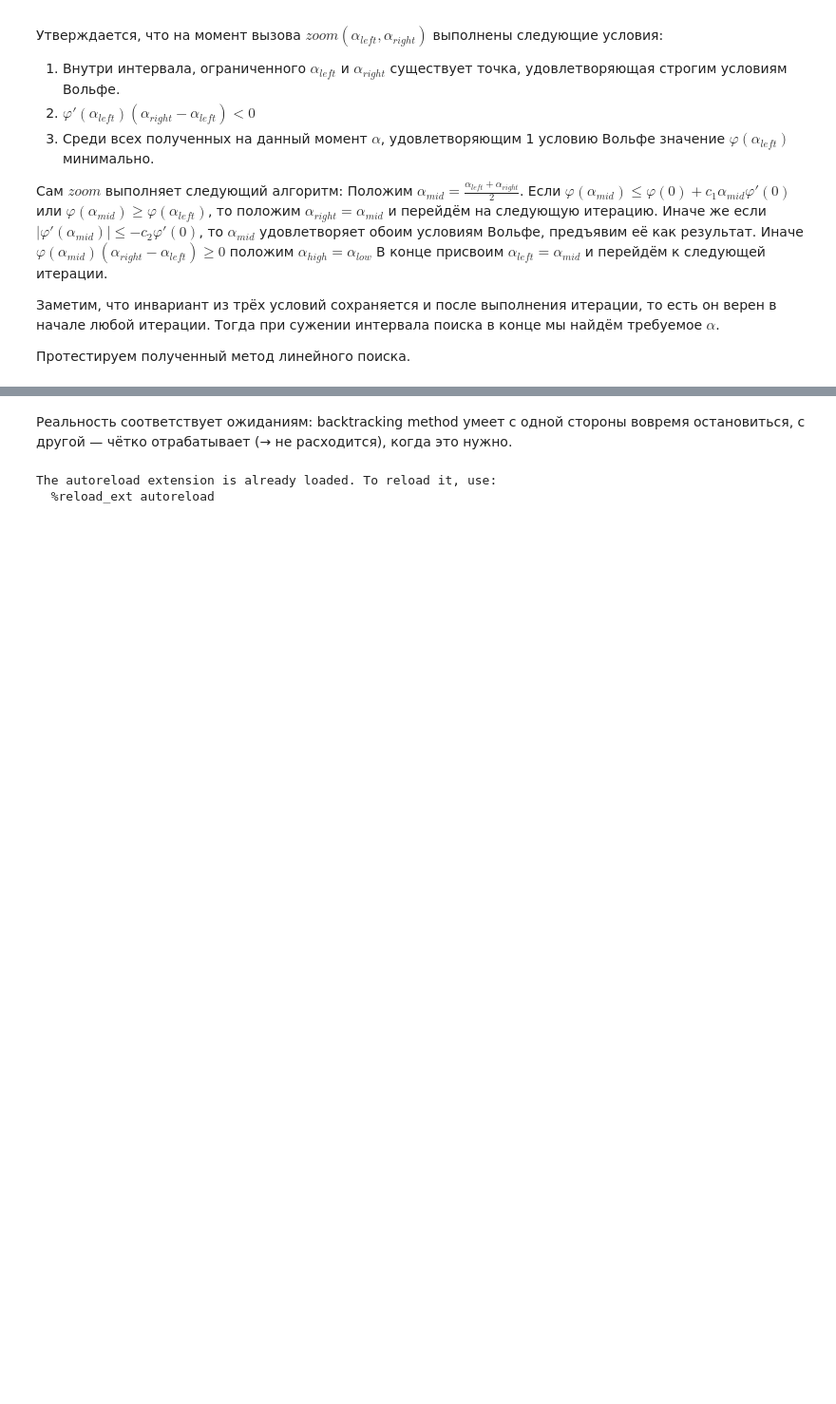
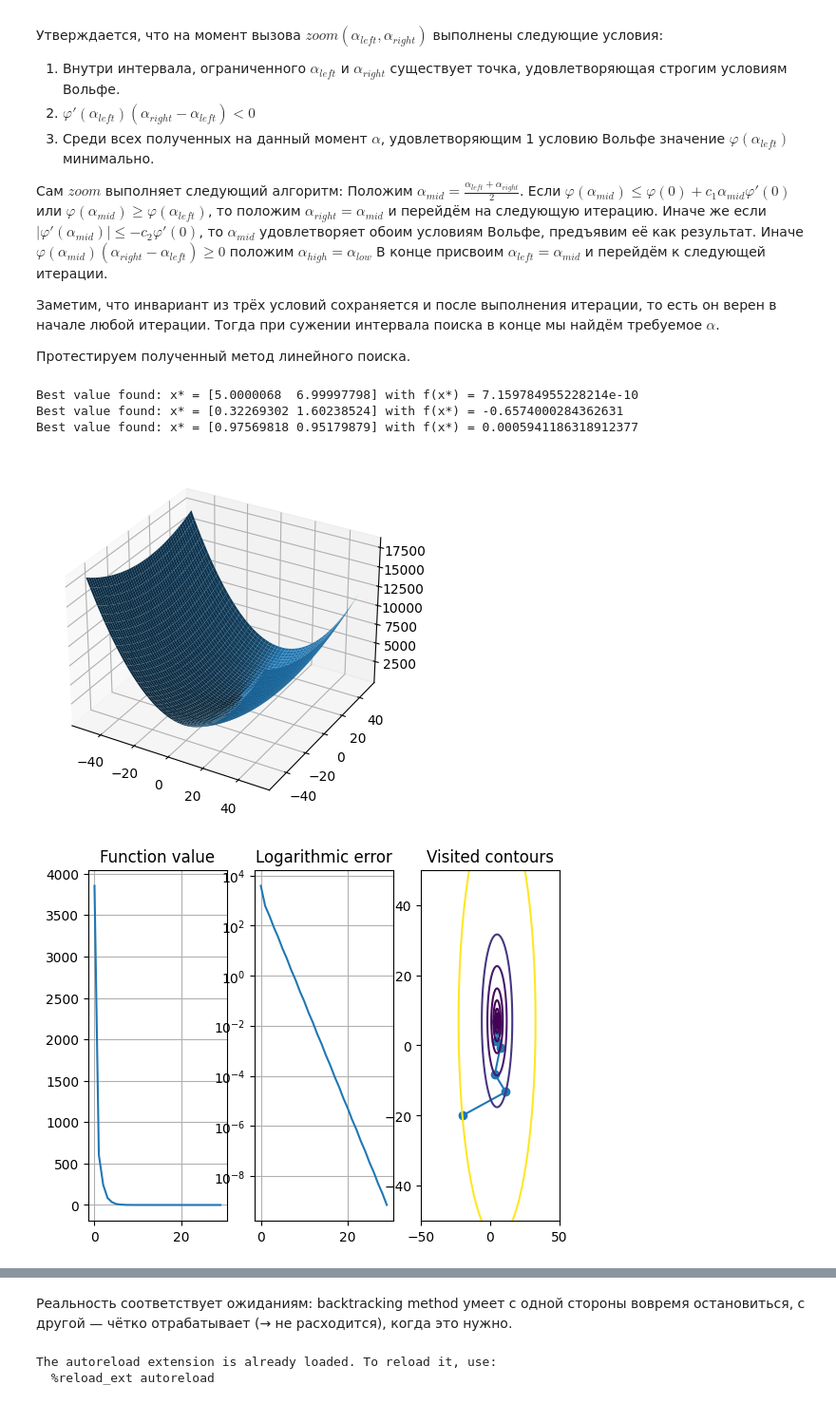
Before and after one commit to spanish-inquisition-optimization/GradientDescent, a Jupyter notebook: part_bonus.ipynb, the cells around one changed output, grey strips where cells are left out. Shown at 95% size. Drawn from its saved outputs; the diff is of its cells as text; code cells hidden in the pictures; blank space fills up the shorter version.

```diff
--- a/part_bonus.ipynb
+++ b/part_bonus.ipynb
@@ -41,3 +41,13 @@
 Заметим, что инвариант из трёх условий сохраняется и после выполнения итерации, то есть он верен в начале любой итерации. Тогда при сужении интервала поиска в конце мы найдём требуемое $\alpha$.
 
 Протестируем полученный метод линейного поиска.
+# %%
+from core.gradient_descent import wolfe_conditions_search
+from core.visualizer import test_linear_search
+test_linear_search(wolfe_conditions_search(0.1, 0.9))
+# %% [output]
+Best value found: x* = [5.0000068  6.99997798] with f(x*) = 7.159784955228214e-10
+Best value found: x* = [0.32269302 1.60238524] with f(x*) = -0.6574000284362631
+Best value found: x* = [0.97569818 0.95179879] with f(x*) = 0.0005941186318912377
+[figure, added]
+[figure, added]
```
Also changed, not shown: parts of 2 cells of this notebook.
